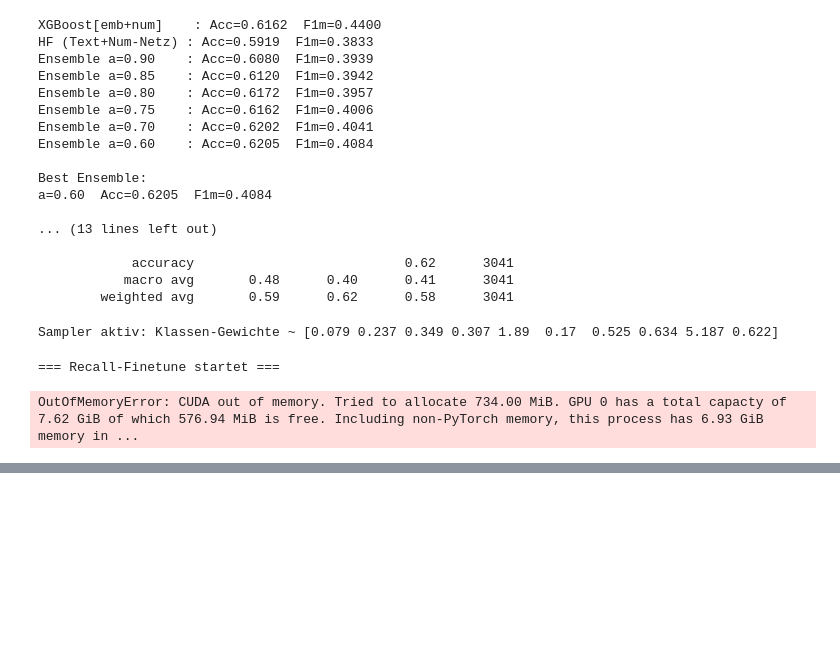
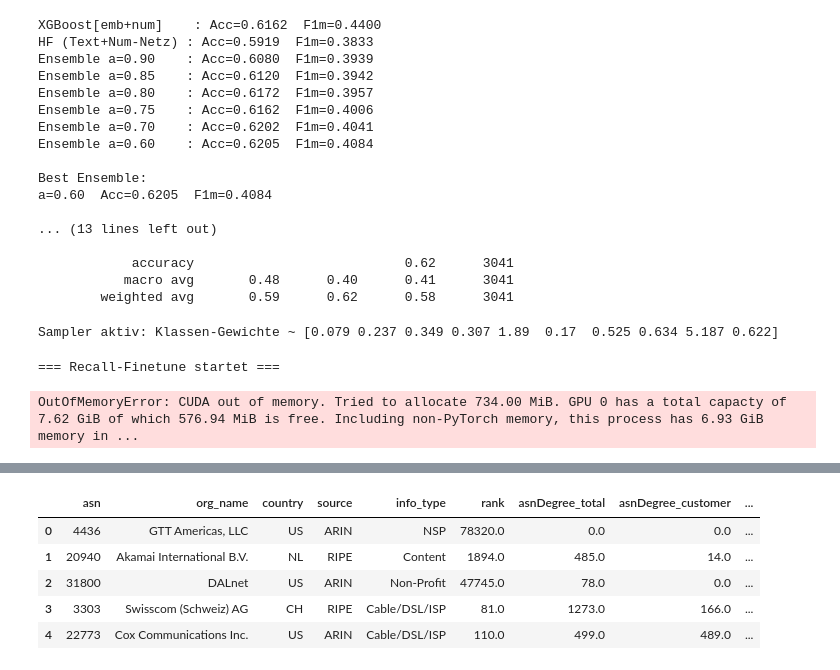
Before and after one commit to JohannesHartUniKassel/asn-classifier, a Jupyter notebook: preprocessing/data/hybrid_classification copy.ipynb, the cells around one changed output, grey strips where cells are left out. Cells and saved outputs as stored; diff of their text form; code cells hidden in the pictures; blank space fills up the shorter version.

```diff
--- a/preprocessing/data/hybrid_classification copy.ipynb
+++ b/preprocessing/data/hybrid_classification copy.ipynb
@@ -936,0 +955,9 @@ del trainer
+# %%
+peering_df_joined_with_asrank.head()
+# %% [output]
+|  | asn | org_name | country | source | info_type | rank | asnDegree_total | asnDegree_customer | ... |
+| 0 | 4436 | GTT Americas, LLC | US | ARIN | NSP | 78320.0 | 0.0 | 0.0 | ... |
+| 1 | 20940 | Akamai International B.V. | NL | RIPE | Content | 1894.0 | 485.0 | 14.0 | ... |
+| 2 | 31800 | DALnet | US | ARIN | Non-Profit | 47745.0 | 78.0 | 0.0 | ... |
+| 3 | 3303 | Swisscom (Schweiz) AG | CH | RIPE | Cable/DSL/ISP | 81.0 | 1273.0 | 166.0 | ... |
+| 4 | 22773 | Cox Communications Inc. | US | ARIN | Cable/DSL/ISP | 110.0 | 499.0 | 489.0 | ... |
```
Also changed, not shown: parts of 2 cells of this notebook, 9 other files.
